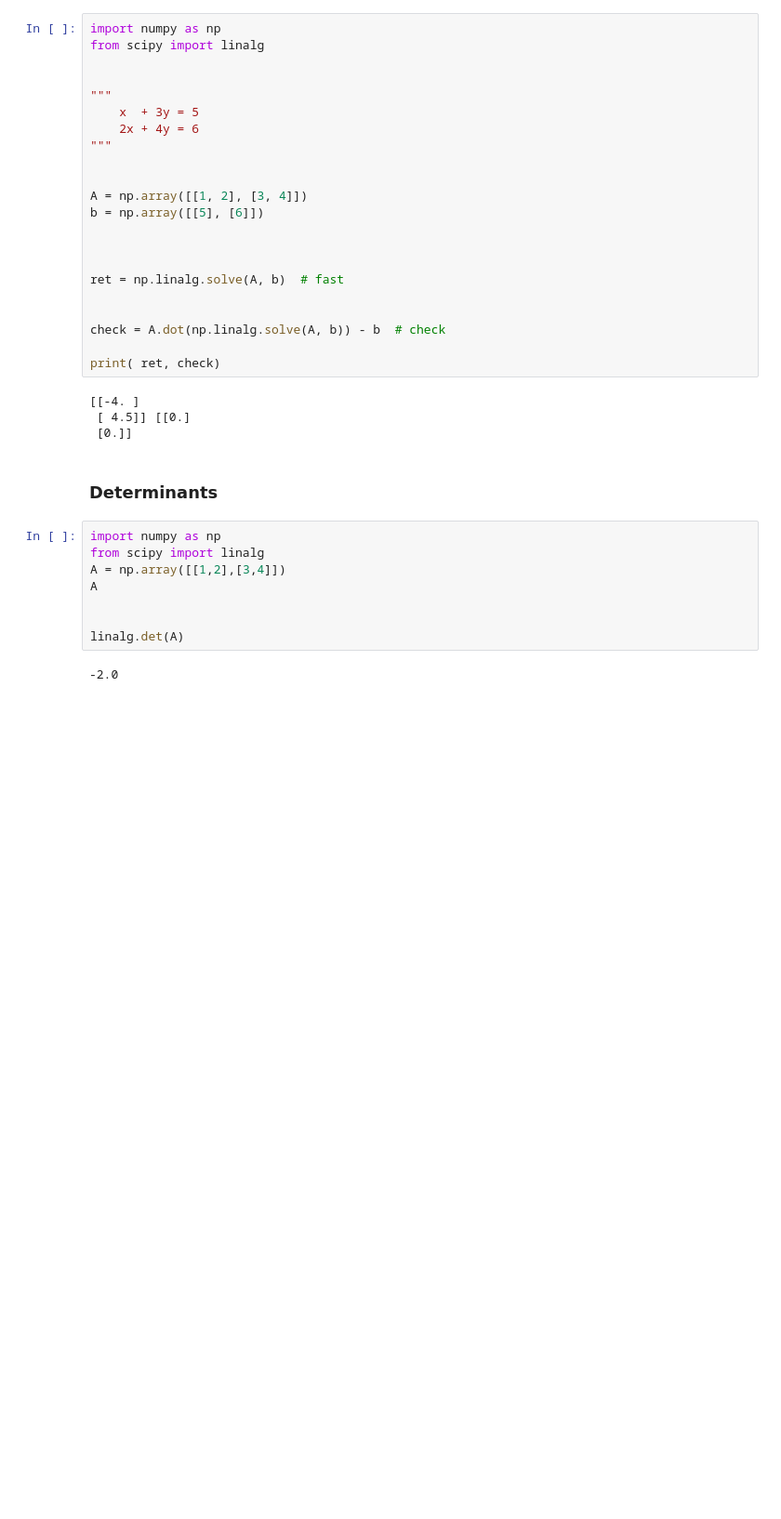
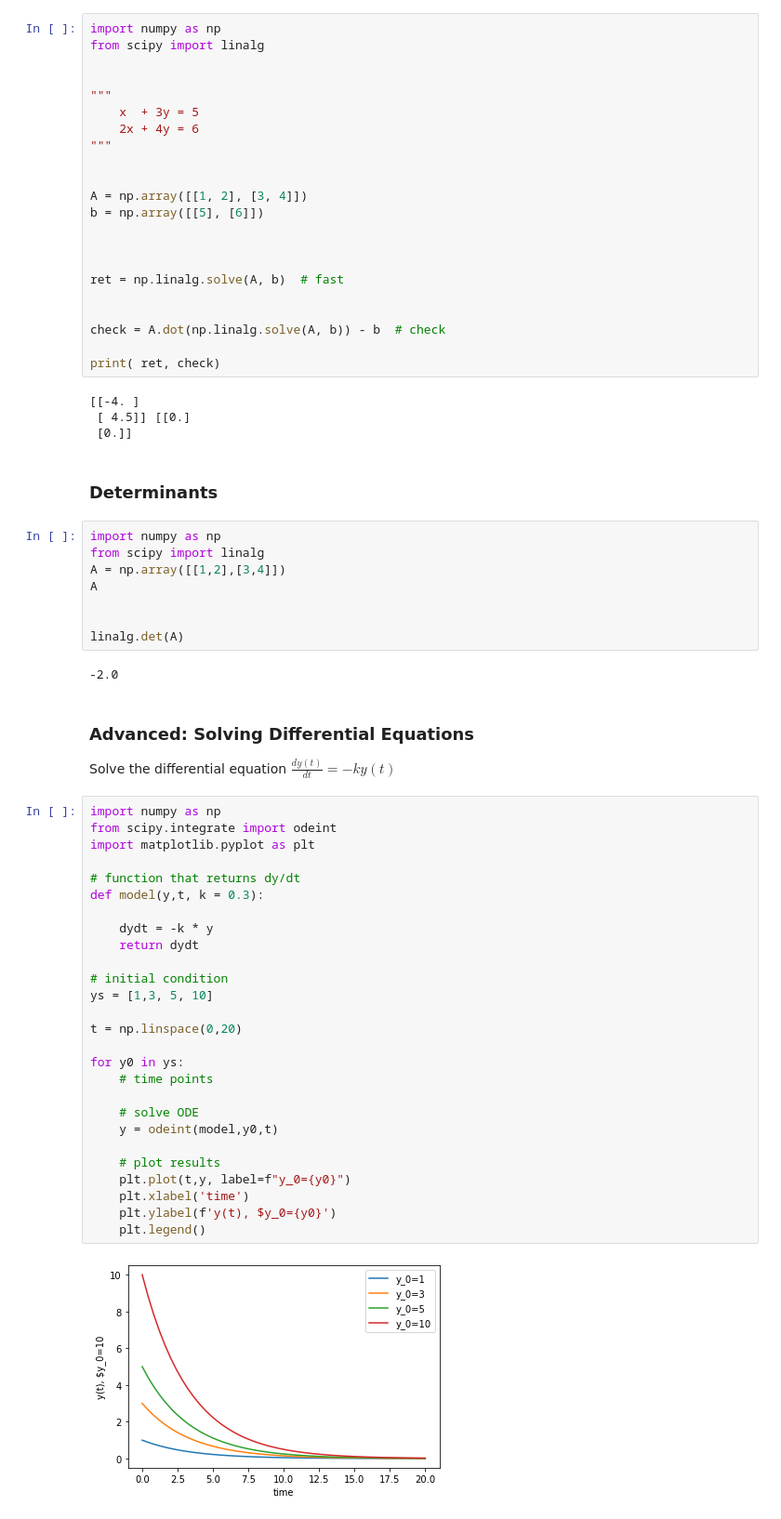
Before and after one commit to kperi/ml_lectures, a Jupyter notebook: day_2/01. numpy and scipy.ipynb, the cells around one changed output. Shown: that part at 93% size. Saved outputs shown, nothing was run; the diff lists cells and outputs as text; blank space fills up the shorter version.

```diff
--- a/day_2/01. numpy and scipy.ipynb
+++ b/day_2/01. numpy and scipy.ipynb
@@ -570,3 +570,37 @@ A
 linalg.det(A)
 # %% [output]
 -2.0
+# %% [markdown]
+### Advanced: Solving Differential Equations
+
+
+Solve the differential equation $ \frac{dy(t)}{dt} = -k y(t) $
+# %%
+import numpy as np
+from scipy.integrate import odeint
+import matplotlib.pyplot as plt
+
+# function that returns dy/dt
+def model(y,t, k = 0.3):
+
+    dydt = -k * y
+    return dydt
+
+# initial condition
+ys = [1,3, 5, 10]
+
+t = np.linspace(0,20)
+
+for y0 in ys:
+    # time points
+
+    # solve ODE
+    y = odeint(model,y0,t)
+
+    # plot results
+    plt.plot(t,y, label=f"y_0={y0}")
+    plt.xlabel('time')
+    plt.ylabel(f'y(t), $y_0={y0}')
+    plt.legend()
+# %% [output]
+[figure, added]
```
